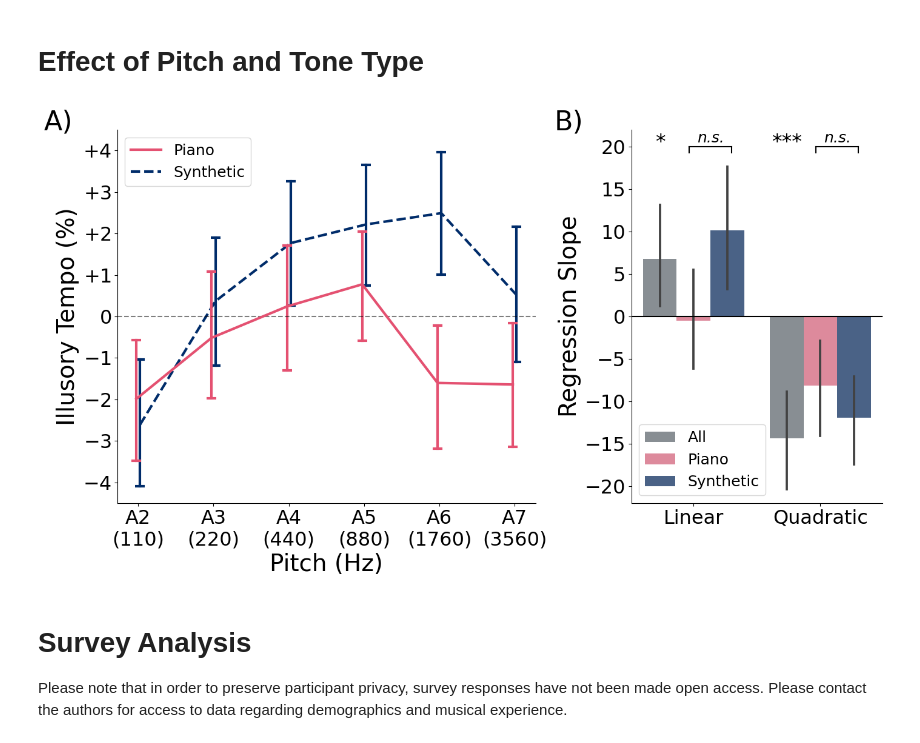
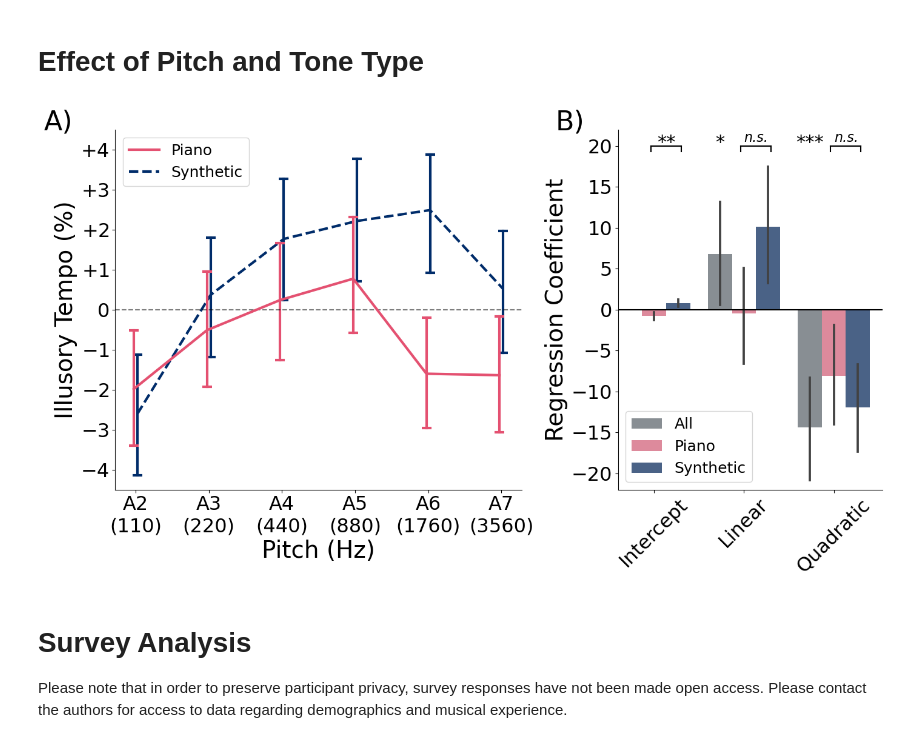
Before and after one commit to jpazdera/IllusoryTempo, a Jupyter notebook: E4/analysis/Analysis (ITST).ipynb, the cells around one changed output. Cells and saved outputs as stored; diff of their text form; code cells hidden in the pictures.

Commit message:
Added intercepts to barplot

```diff
--- a/E4/analysis/Analysis (ITST).ipynb
+++ b/E4/analysis/Analysis (ITST).ipynb
@@ -153,7 +153,7 @@ for i, subj in enumerate(subj_means.subject):
     adjusted_scores.loc[adjusted_scores.subject == subj, 'illusory_tempo'] -= subj_means.illusory_tempo[i] - grand_mean.illusory_tempo
 # %%
 plt.figure()
-grid = plt.GridSpec(1, 2, width_ratios=[2, 1.2])
+grid = plt.GridSpec(1, 2, width_ratios=[2, 1.3])
 
 ###
 # Illusory Tempo
@@ -182,41 +182,48 @@ plt.yticks(np.arange(-4, 5, 1), ['$-4$', '$-3$', '$-2$', '$-1$', '$0$', '$+1$',
 ###
 # Model Fits
 ###
 
 plt.subplot(grid[1])
 
 # Plot data
-sns.barplot(x='coeff', y='value', hue='type', data=coeffs_long[coeffs_long['coeff'] != 'a'], palette=['#5E6A71', '#e45171', '#002c6a'], lw=2, alpha=.75, hue_order=['all', 'p', 'a'])
+#sns.barplot(x='coeff', y='value', hue='type', data=coeffs_long[coeffs_long['coeff'] != 'a'], palette=['#5E6A71', '#e45171', '#002c6a'], lw=2, alpha=.75, hue_order=['all', 'p', 'a'])
+sns.barplot(x='coeff', y='value', hue='type', data=coeffs_long, palette=['#5E6A71', '#e45171', '#002c6a'], lw=2, alpha=.75, hue_order=['all', 'p', 'a'])
 plt.axhline(0, ls='-', c='k', alpha=1)
 
 # Significance
-plt.text(-.265, 19.75, '*', fontsize=24, ha='center')
 plt.plot([-.035, .3], [20, 20], c='k')
 plt.plot([-.035, -.035], [19.3, 20], c='k')
 plt.plot([.3, .3], [19.3, 20], c='k')
-plt.text(.136, 20.5, 'n.s.', fontsize=18, ha='center', style='italic')
+plt.text(.136, 19.75, '**', fontsize=22, ha='center', style='italic')
 
-plt.text(.735, 19.75, '***', fontsize=24, ha='center')
+plt.text(.735, 19.75, '*', fontsize=22, ha='center')
 plt.plot([.965, 1.3], [20, 20], c='k')
 plt.plot([.965, .965], [19.3, 20], c='k')
 plt.plot([1.3, 1.3], [19.3, 20], c='k')
-plt.text(1.136, 20.5, 'n.s.', fontsize=18, ha='center', style='italic')
+plt.text(1.136, 20.5, 'n.s.', fontsize=16, ha='center', style='italic')
+
+plt.text(1.735, 19.75, '***', fontsize=22, ha='center')
+plt.plot([1.965, 2.3], [20, 20], c='k')
+plt.plot([1.965, 1.965], [19.3, 20], c='k')
+plt.plot([2.3, 2.3], [19.3, 20], c='k')
+plt.text(2.136, 20.5, 'n.s.', fontsize=16, ha='center', style='italic')
 
 # Formatting
 plt.text(-1.1, 22, 'B)', fontsize=32)
 handles, _ = plt.gca().get_legend_handles_labels()
 plt.legend(handles, ['All', 'Piano', 'Synthetic'], title='', loc='lower left')
 plt.xlabel('')
-plt.xticks(range(0, 2), ['Linear', 'Quadratic'], rotation=0)
-plt.ylabel('Regression Slope')
+plt.xticks(range(0, 3), ['Intercept', 'Linear', 'Quadratic'], rotation=45)
+plt.ylabel('Regression Coefficient')
+plt.xlim(-.4, None)
 plt.ylim(-22, 22)
 
 # Resize and save figure
 plt.gcf().set_size_inches(14, 8)
 plt.tight_layout()
 plt.gcf().savefig(FIGURE_PATH + 'illusory_tempo4.svg')
 # %% [output]
-[figure, old version]
+[figure, new version]
 # %% [markdown]
 # Survey Analysis
 
```
Also changed, not shown: 2 other files.
